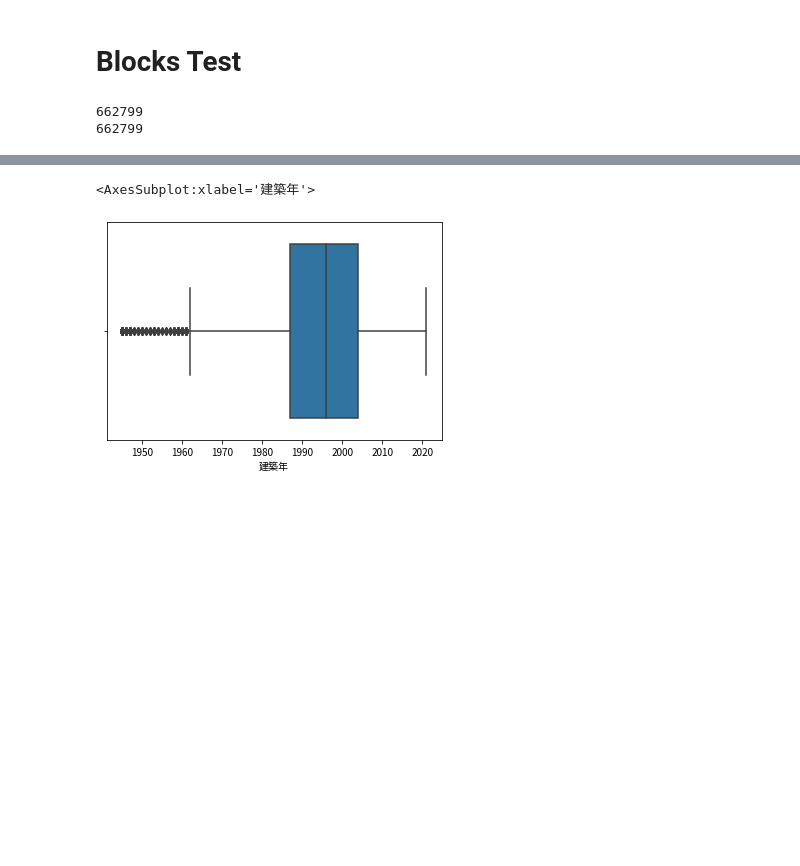
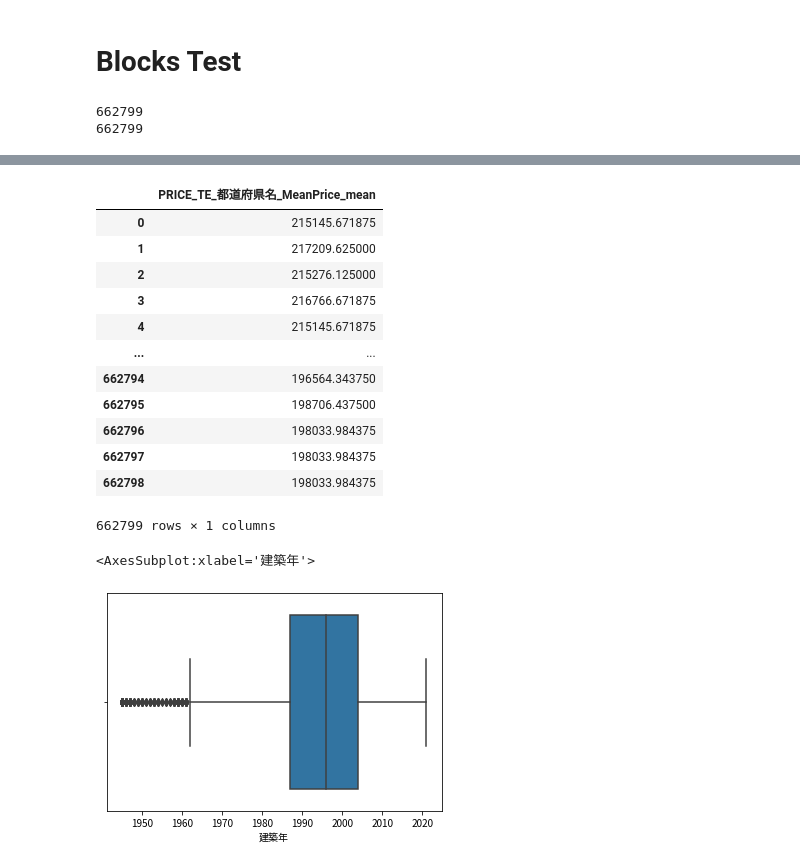
Before and after one commit to kfsky/2021-summer-second-hand-apartment-price-prediction, a Jupyter notebook: notebook/EDA.ipynb, the cells around one changed output, grey strips where cells are left out. Cells and saved outputs as stored; diff of their text form; code cells hidden in the pictures; blank space fills up the shorter version.

```diff
--- a/notebook/EDA.ipynb
+++ b/notebook/EDA.ipynb
@@ -1129,3 +1190,19 @@ train_x.head(1)
+# %%
+train_x
+# %% [output]
+|  | PRICE_TE_都道府県名_MeanPrice_mean |
+| 0 | 215145.671875 |
+| 1 | 217209.625000 |
+| 2 | 215276.125000 |
+| 3 | 216766.671875 |
+| 4 | 215145.671875 |
+| ... | ... |
+| 662794 | 196564.343750 |
+| 662795 | 198706.437500 |
+| 662796 | 198033.984375 |
+| 662797 | 198033.984375 |
+| 662798 | 198033.984375 |
+662799 rows × 1 columns
 # %%
 sns.boxplot(x=train["建築年"])
 # %% [output]
```
Also changed, not shown: parts of 5 cells of this notebook, 1 other file.
